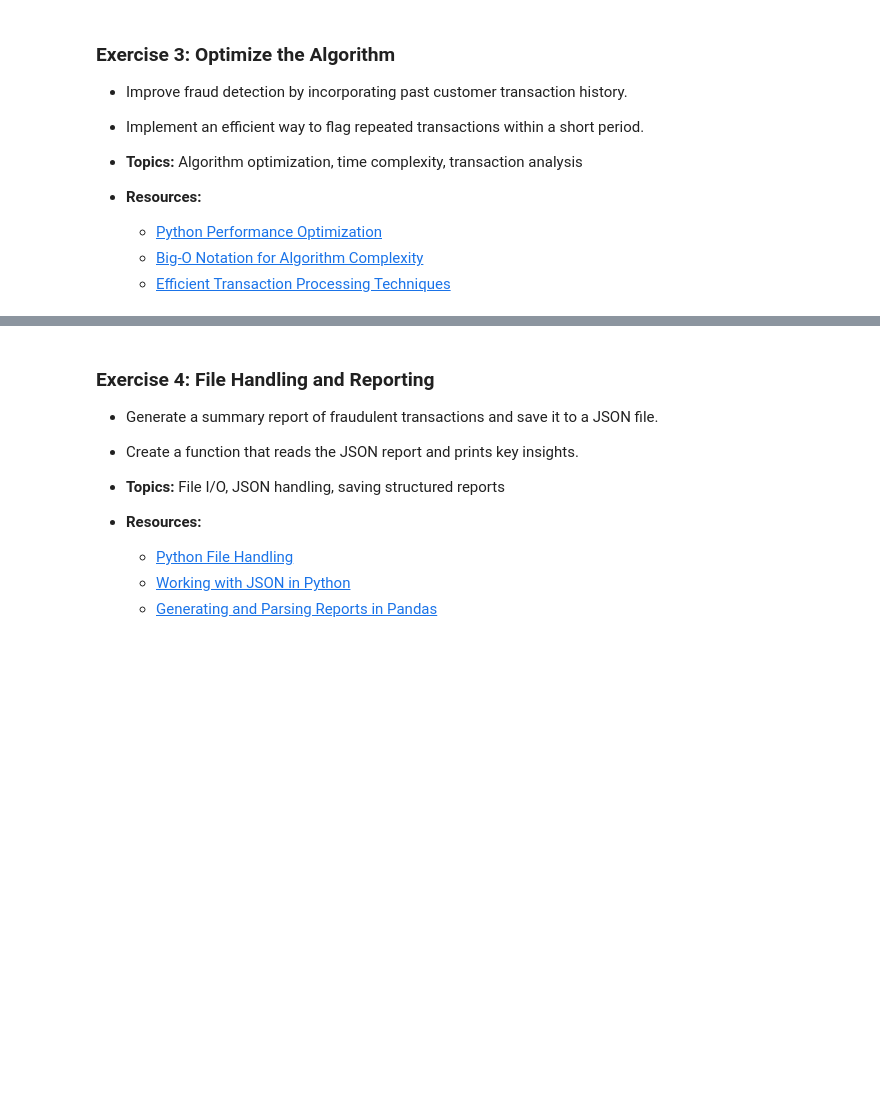
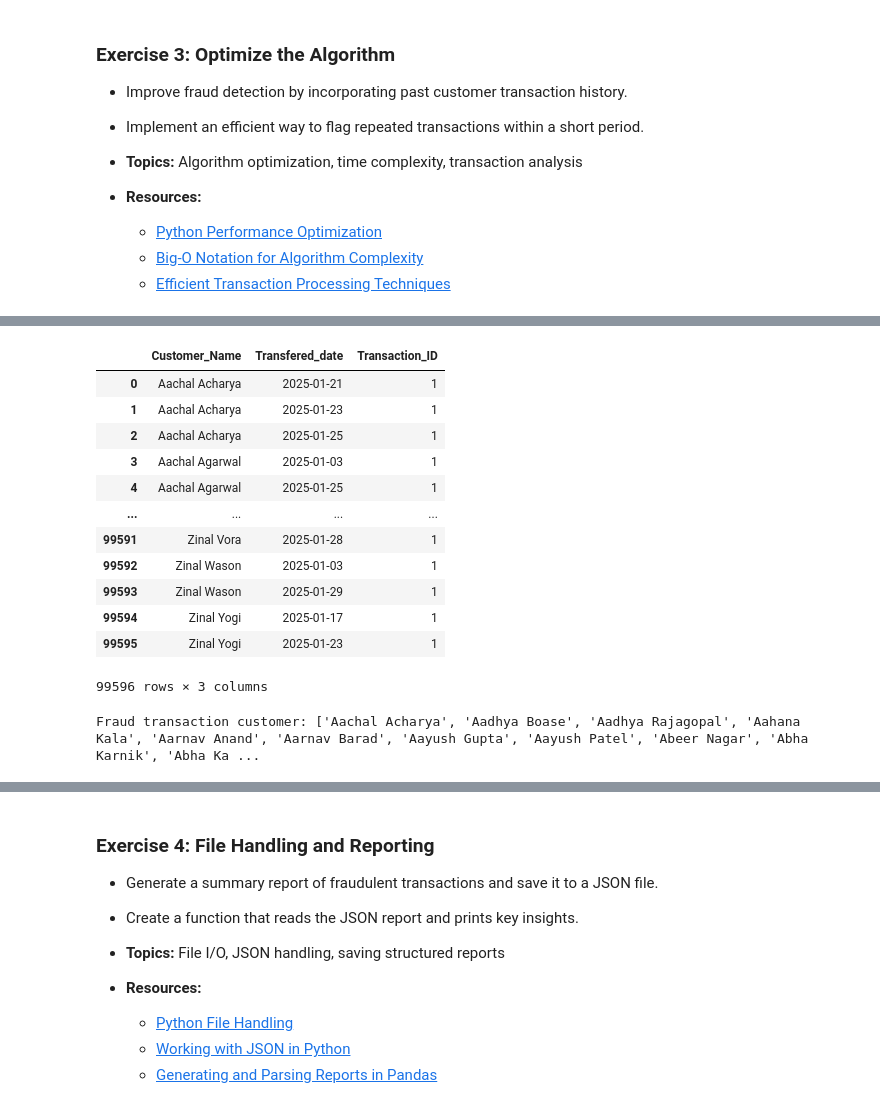
Before and after one commit to xinyiw113/Exercice_Basic_Python, a Jupyter notebook: EX.ipynb, the cells around one changed output, grey strips where cells are left out. Drawn from its saved outputs; the diff is of its cells as text; code cells hidden in the pictures; blank space fills up the shorter version.

```diff
--- a/EX.ipynb
+++ b/EX.ipynb
@@ -128,0 +142,5 @@ df_4[["AccountID","AccountID(only number)"]]
+# %%
+from datetime import datetime
+
+df_5["Transfered_date"] = df_5["Transaction_Date"].apply(lambda x: datetime.strptime(x,"%d-%m-%Y"))
+df_5[["Transfered_date","Transaction_Date"]].head()
@@ -128,0 +154,3 @@ df_4[["AccountID","AccountID(only number)"]]
+# %%
+df_5["Transaction_times"] = df_5.groupby("Customer_Name")["Customer_Name"].transform("count")
+df_5[["Customer_Name","Transaction_times"]].head()
@@ -128,0 +164,17 @@ df_4[["AccountID","AccountID(only number)"]]
+# %%
+df_5_transfer = df_5[df_5["Transaction_times"]>1].groupby(["Customer_Name","Transfered_date"])["Transaction_ID"].count().reset_index()
+df_5_transfer
+# %% [output]
+|  | Customer_Name | Transfered_date | Transaction_ID |
+| 0 | Aachal Acharya | 2025-01-21 | 1 |
+| 1 | Aachal Acharya | 2025-01-23 | 1 |
+| 2 | Aachal Acharya | 2025-01-25 | 1 |
+| 3 | Aachal Agarwal | 2025-01-03 | 1 |
+| 4 | Aachal Agarwal | 2025-01-25 | 1 |
+| ... | ... | ... | ... |
+| 99591 | Zinal Vora | 2025-01-28 | 1 |
+| 99592 | Zinal Wason | 2025-01-03 | 1 |
+| 99593 | Zinal Wason | 2025-01-29 | 1 |
+| 99594 | Zinal Yogi | 2025-01-17 | 1 |
+| 99595 | Zinal Yogi | 2025-01-23 | 1 |
+99596 rows × 3 columns
@@ -128,0 +195,6 @@ df_4[["AccountID","AccountID(only number)"]]
+# %%
+Name_of_customer_of_fraud_transaction = df_5_transfer[df_5_transfer["Fraud"]]["Customer_Name"].tolist()
+
+print("Fraud transaction customer:",Name_of_customer_of_fraud_transaction)
+# %% [output]
+Fraud transaction customer: ['Aachal Acharya', 'Aadhya Boase', 'Aadhya Rajagopal', 'Aahana Kala', 'Aarnav Anand', 'Aarnav Barad', 'Aayush Gupta', 'Aayush Patel', 'Abeer Nagar', 'Abha Karnik', 'Abha Ka ...
```
Also changed, not shown: parts of 5 cells of this notebook.
